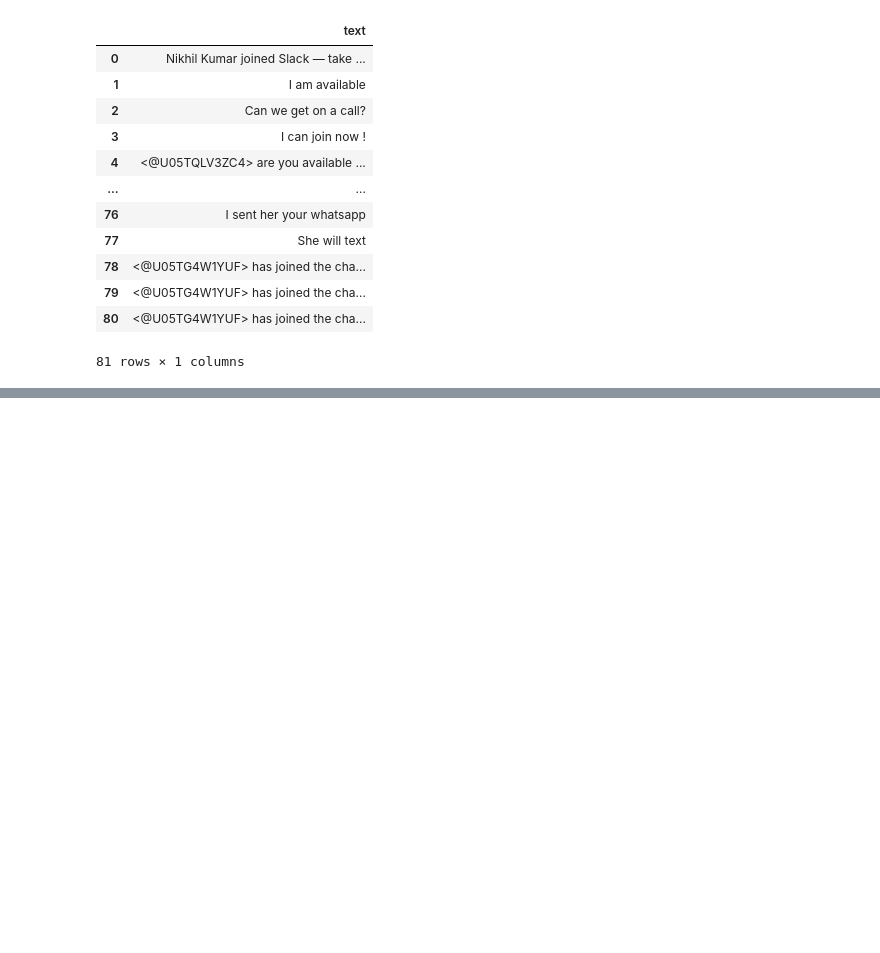
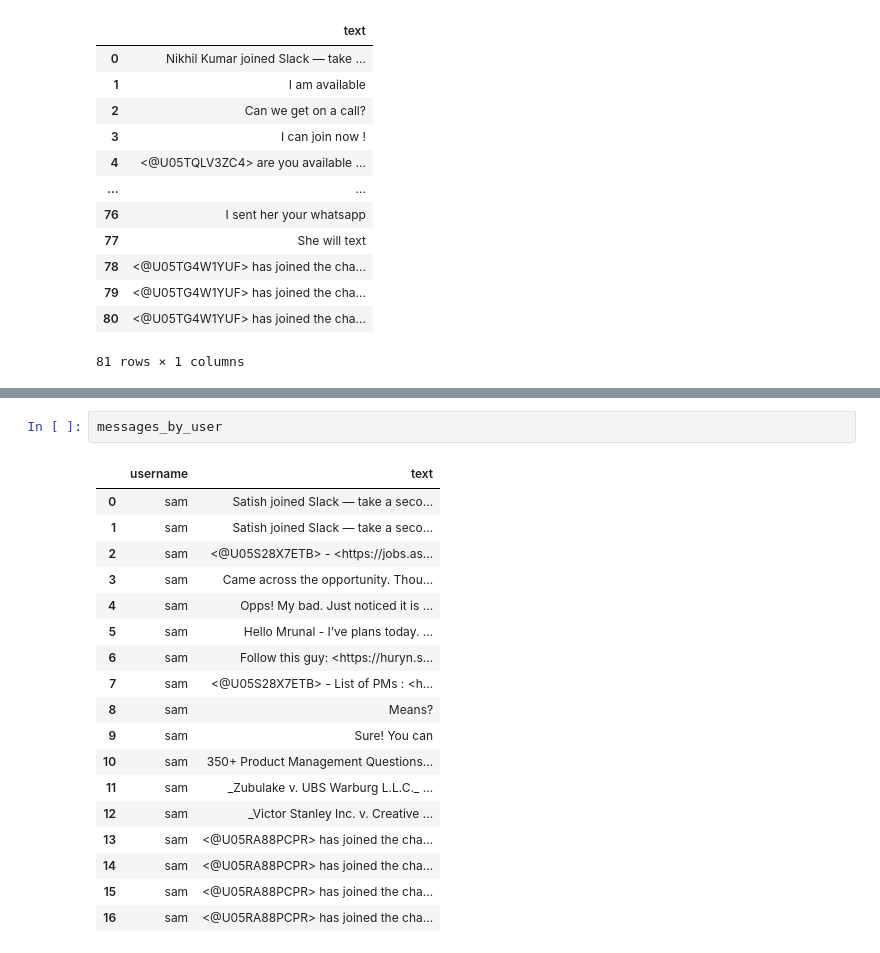
Before and after one commit to CraftonAI/kentron-slack-processing, a Jupyter notebook: notebooks/creating_querying_db.ipynb, the cells around one changed output, grey strips where cells are left out. Saved outputs shown, nothing was run; the diff lists cells and outputs as text; blank space fills up the shorter version.

Commit message:
added option to search by username

```diff
--- a/notebooks/creating_querying_db.ipynb
+++ b/notebooks/creating_querying_db.ipynb
@@ -300,0 +381,21 @@ messages_by_user
+# %%
+messages_by_user
+# %% [output]
+|  | username | text |
+| 0 | sam | Satish joined Slack — take a seco... |
+| 1 | sam | Satish joined Slack — take a seco... |
+| 2 | sam | <@U05S28X7ETB> - <https://jobs.as... |
+| 3 | sam | Came across the opportunity. Thou... |
+| 4 | sam | Opps! My bad. Just noticed it is ... |
+| 5 | sam | Hello Mrunal - I’ve plans today. ... |
+| 6 | sam | Follow this guy: <https://huryn.s... |
+| 7 | sam | <@U05S28X7ETB> - List of PMs : <h... |
+| 8 | sam | Means? |
+| 9 | sam | Sure! You can |
+| 10 | sam | 350+ Product Management Questions... |
+| 11 | sam | _Zubulake v. UBS Warburg L.L.C._ ... |
+| 12 | sam | _Victor Stanley Inc. v. Creative ... |
+| 13 | sam | <@U05RA88PCPR> has joined the cha... |
+| 14 | sam | <@U05RA88PCPR> has joined the cha... |
+| 15 | sam | <@U05RA88PCPR> has joined the cha... |
+| 16 | sam | <@U05RA88PCPR> has joined the cha... |
```
Also changed, not shown: parts of 1 cell of this notebook.
